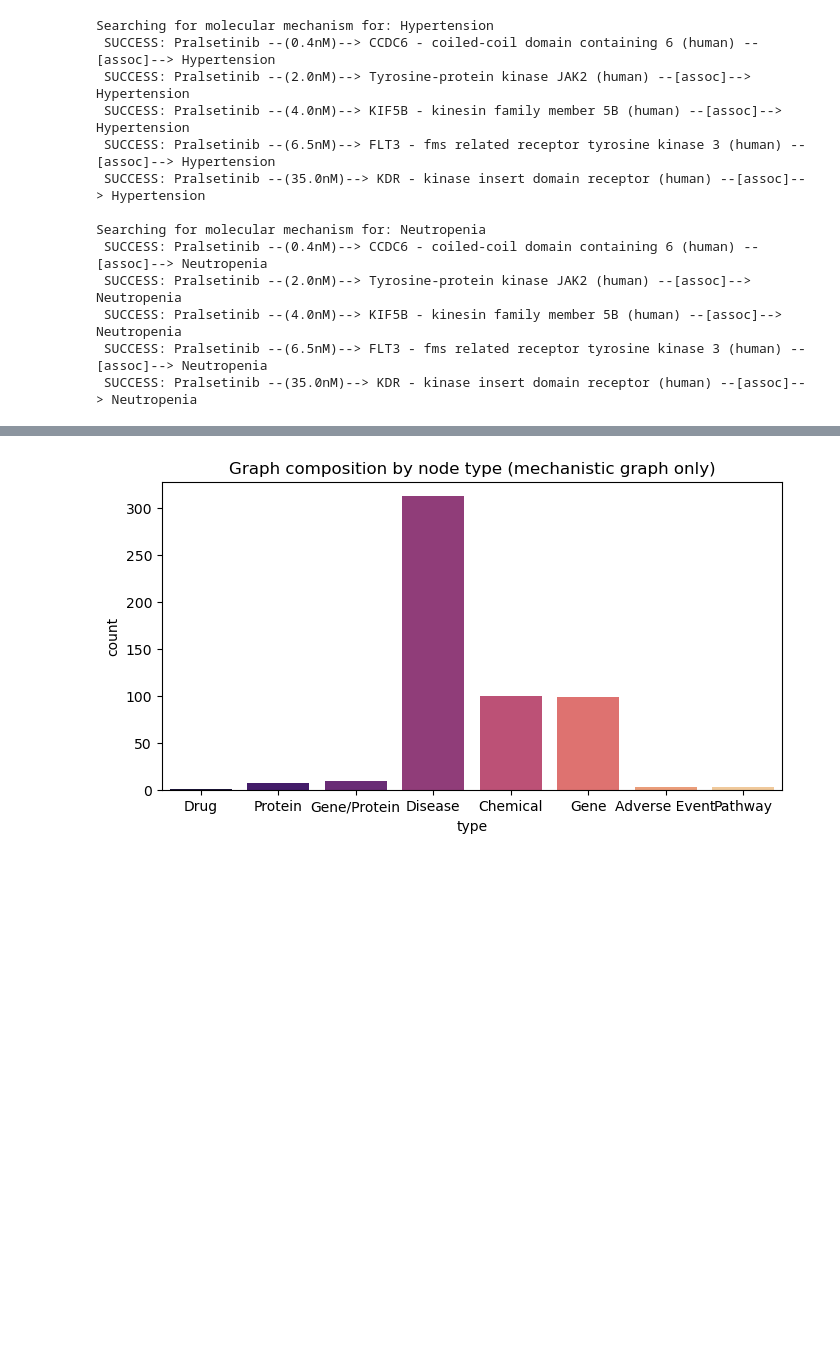
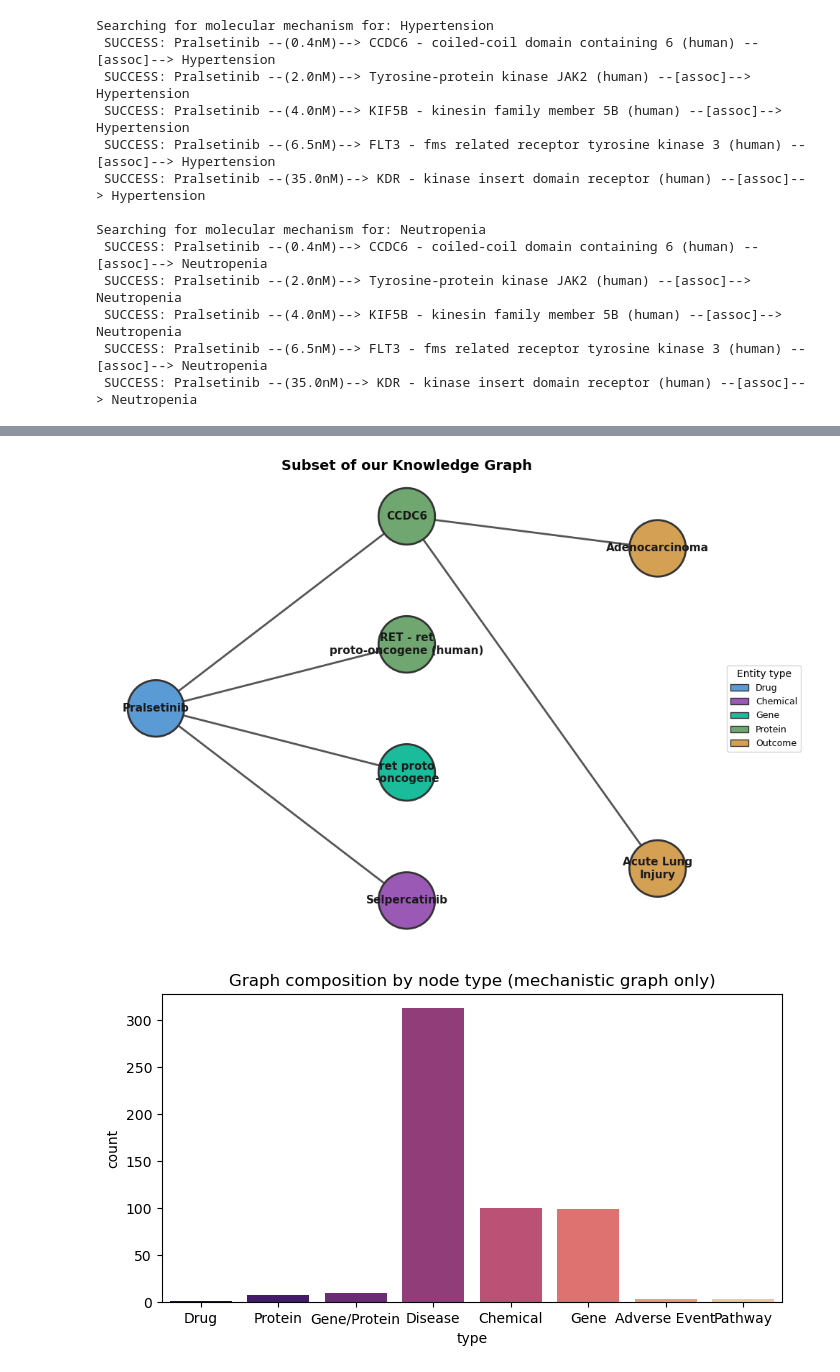
Before and after one commit to Ishaanbal/DSC180B-B23-Knowledge-Graph-and-Biomedical-Ontology, a Jupyter notebook: notebooks/eda.ipynb, the cells around one changed output, grey strips where cells are left out. Saved outputs shown, nothing was run; the diff lists cells and outputs as text; code cells hidden in the pictures; blank space fills up the shorter version.

```diff
--- a/notebooks/eda.ipynb
+++ b/notebooks/eda.ipynb
@@ -188,3 +192,101 @@ Searching for molecular mechanism for: Neutropenia
+# %%
+# Small subgraph for poster: drug, chemical/gene, proteins, outcomes
+DRUG = "Pralsetinib"
+inhibits_edges = mechanistic_edges[
+    (mechanistic_edges["source"] == DRUG) & (mechanistic_edges["relation"] == "inhibits")
+]
+protein_targets = inhibits_edges["target"].dropna().unique()[:2].tolist()
+# Chemical and gene nodes (Pralsetinib co-occurrence edges)
+chem_edges = mechanistic_edges[
+    (mechanistic_edges["source"] == DRUG) & (mechanistic_edges["relation"] == "co_occurs_with_chemical")
+]
+gene_edges = mechanistic_edges[
+    (mechanistic_edges["source"] == DRUG) & (mechanistic_edges["relation"] == "co_occurs_with_gene")
+]
+chemicals = chem_edges["target"].dropna().unique()[:1].tolist()   # 1 chemical
+genes = gene_edges["target"].dropna().unique()[:1].tolist()       # 1 gene
+assoc = mechanistic_edges[
+    (mechanistic_edges["source"].isin(protein_targets)) & (mechanistic_edges["relation"] == "associated_with")
+]
+outcomes = assoc["target"].dropna().unique()[:2].tolist()
+
+sub_nodes = [DRUG] + chemicals + genes + protein_targets + outcomes
+G_sub = G_mech.subgraph(sub_nodes).copy()
+
+def short_label(n):
+    if n == DRUG:
+        return "Pralsetinib"
+    if "KDR" in str(n) or "kinase insert" in str(n):
+        return "KDR"
+    if "JAK2" in str(n):
+        return "JAK2"
+    if "CCDC6" in str(n):
+        return "CCDC6"
+    if "FLT3" in str(n):
+        return "FLT3"
+    s = str(n)
+    # Wrap long labels so they don't get cut off (e.g. Cystadenocarcinoma)
+    if len(s) > 14:
+        idx = s.find(" ", 8)
+        if idx > 0:
+            return s[:idx] + "\n" + s[idx + 1:]
+        # No space: split near middle (e.g. Cystadenocarcinoma -> Cystadeno\nocarcinoma)
+        mid = (len(s) + 1) // 2
+        return s[:mid] + "\n" + s[mid:]
+    return s
+labels = {n: short_label(n) for n in G_sub.nodes()}
+
+# Layout: four columns — drug | chemical + gene | proteins | outcomes
+pos = {}
+pos[DRUG] = (0, 0.5)
+mid_nodes = chemicals + genes + protein_targets
+for i, node in enumerate(mid_nodes):
+    pos[node] = (1, 0.2 + 0.6 * i / max(len(mid_nodes) - 1, 1))
+for i, o in enumerate(outcomes):
+    pos[o] = (2, 0.25 + 0.5 * i)
+
+# Colors: drug, chemical, gene, protein, outcome
+drug_color = "#5b9bd5"
+chemical_color = "#9b59b6"
+gene_color = "#1abc9c"
+protein_color = "#70a770"
+outcome_color = "#d4a054"
+
+def node_color(n):
+    if n == DRUG:
+        return drug_color
+    if n in chemicals:
+        return chemical_color
+    if n in genes:
+        return gene_color
+    if n in protein_targets:
+        return protein_color
+    return outcome_color
+node_colors = [node_color(n) for n in G_sub.nodes()]
+
+fig, ax = plt.subplots(figsize=(10, 7))
+node_size = 3200
+nx.draw_networkx_nodes(G_sub, pos, node_color=node_colors, edgecolors="#333333", linewidths=2, node_size=node_size, ax=ax)
+nx.draw_networkx_labels(G_sub, pos, labels=labels, font_size=11, font_weight="bold", font_color="#1a1a1a", ax=ax)
+# Single edge style for all relations (no edge-type differentiation)
+all_edges = list(G_sub.edges())
+nx.draw_networkx_edges(G_sub, pos, edgelist=all_edges, edge_color="#555555", arrows=True, arrowsize=22, width=2, ax=ax)
+ax.set_title("Subset of our Knowledge Graph", fontsize=14, fontweight="bold")
+ax.axis("off")
+# Legend: node types only
+from matplotlib.patches import Patch
+node_leg = [
+    Patch(facecolor=drug_color, edgecolor="#333", label="Drug"),
+    Patch(facecolor=chemical_color, edgecolor="#333", label="Chemical"),
+    Patch(facecolor=gene_color, edgecolor="#333", label="Gene"),
+    Patch(facecolor=protein_color, edgecolor="#333", label="Protein"),
+    Patch(facecolor=outcome_color, edgecolor="#333", label="Outcome"),
+]
+ax.legend(handles=node_leg, loc="center left", bbox_to_anchor=(1.02, 0.5), fontsize=9, title="Entity type")
+plt.tight_layout()
+plt.show()
+# %% [output]
+[figure, added]
 # %%
 # 6. Graph composition by node type (mechanistic graph only)
 nodes_mech = nodes_df[nodes_df['id'].isin(G_mech.nodes())]
```
Also changed, not shown: parts of 2 cells of this notebook.
